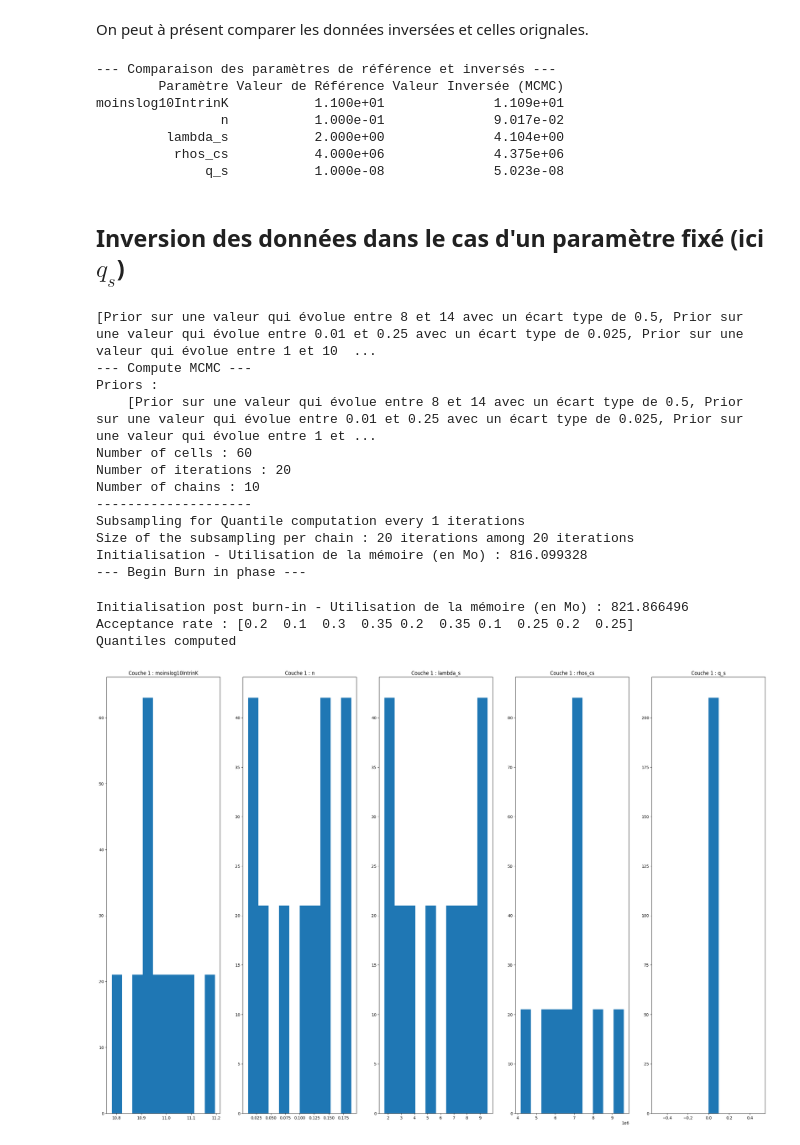
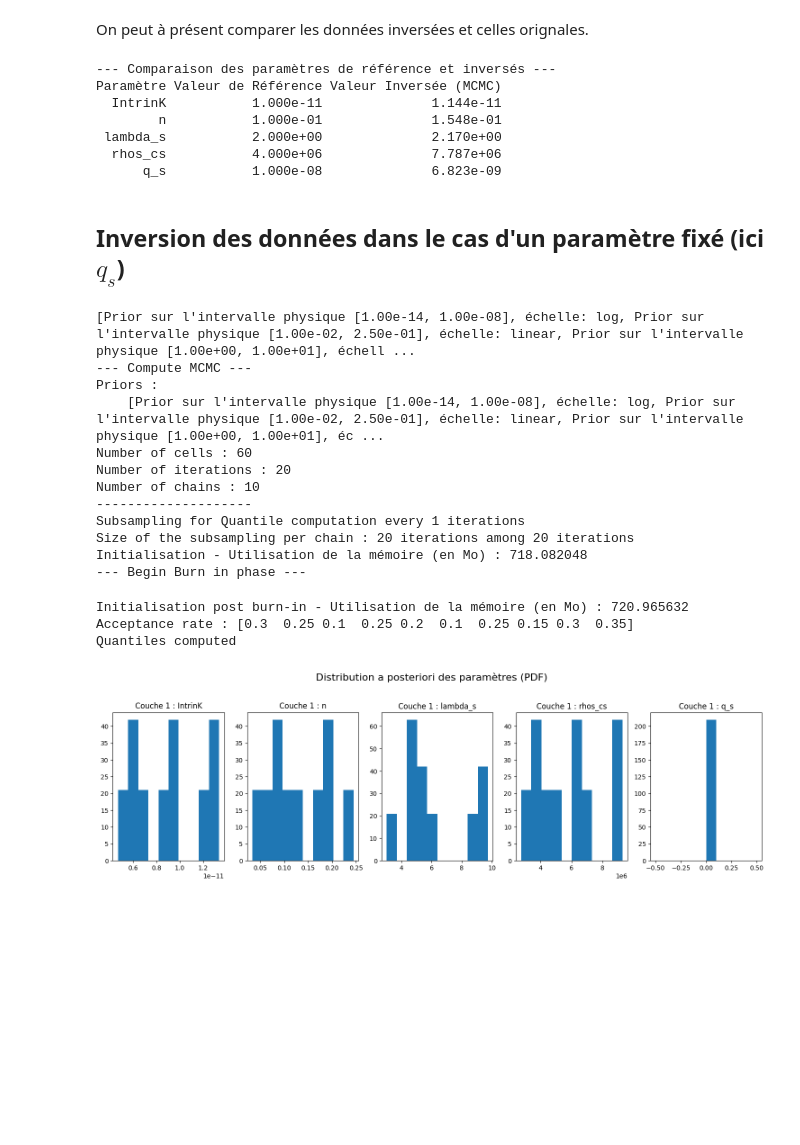
Before and after one commit to flipoyo/MOLONARI1D, a Jupyter notebook: pyheatmy/demoInversion.ipynb, the cells around one changed output. Saved outputs shown, nothing was run; the diff lists cells and outputs as text; code cells hidden in the pictures; blank space fills up the shorter version.

```diff
--- a/pyheatmy/demoInversion.ipynb
+++ b/pyheatmy/demoInversion.ipynb
@@ -187,17 +187,17 @@ On va maintenant inverser les données générées pour obtenir les différentes
 NBITERMCMC = 20
 
 priors = {
-    "Prior_moinslog10IntrinK": ((8, 14), .5), # (intervalle, sigma)
-    "Prior_n": ((.01, .25), .025),
-    "Prior_lambda_s": ((1, 10), 1.0),
+    "Prior_IntrinK": ((1e-14, 1e-8), 5e-10), # (intervalle, sigma)
+    "Prior_n": ((.01, .25), .0125),
+    "Prior_lambda_s": ((1, 10), .5),
     "Prior_rhos_cs": ((1e6,1e7), 5e5),
-    "Prior_q_s": ((1e-10,1e-6), 1e-7),
+    "Prior_q_s": ((-1e-6,1e-6), 1e-12),
 }
 
 Layer_homogenous = {
     "name": "Couche en sable",
     "zLow": Zbottom,
-    "moinslog10IntrinK":11,
+    "IntrinK":1e-11,
     "n": 0.1,
     "lambda_s": 2,
     "rhos_cs": 4e6,
@@ -210,7 +210,7 @@ Layer_homogenous = Layer.from_dict(Layer_homogenous)
 reference_params_dict = {
     "name": "Couche en sable",
     "zLow": Zbottom,
-    "moinslog10IntrinK":11,
+    "IntrinK":1e-11,
     "n": 0.1,
     "lambda_s": 2,
     "rhos_cs": 4e6,
@@ -293,14 +269,14 @@ inverted_params = col.get_list_current_params()[0]
 data = {
     'Paramètre': PARAM_LIST,
     'Valeur de Référence': [
-        reference_params_dict['moinslog10IntrinK'],
+        reference_params_dict['IntrinK'],
         reference_params_dict['n'],
         reference_params_dict['lambda_s'],
         reference_params_dict['rhos_cs'],
         reference_params_dict['q_s']
     ],
     'Valeur Inversée (MCMC)': [
-        inverted_params.moinslog10IntrinK,
+        inverted_params.IntrinK,
         inverted_params.n,
         inverted_params.lambda_s,
         inverted_params.rhos_cs,
@@ -319,21 +295,21 @@ print("--- Comparaison des paramètres de référence et inversés ---")
 print(comparison_df.to_string(index=False))
 # %% [output]
 --- Comparaison des paramètres de référence et inversés ---
-        Paramètre Valeur de Référence Valeur Inversée (MCMC)
-moinslog10IntrinK           1.100e+01              1.109e+01
-                n           1.000e-01              9.017e-02
-         lambda_s           2.000e+00              4.104e+00
-          rhos_cs           4.000e+06              4.375e+06
-              q_s           1.000e-08              5.023e-08
+Paramètre Valeur de Référence Valeur Inversée (MCMC)
+  IntrinK           1.000e-11              1.144e-11
+        n           1.000e-01              1.548e-01
+ lambda_s           2.000e+00              2.170e+00
+  rhos_cs           4.000e+06              7.787e+06
+      q_s           1.000e-08              6.823e-09
 # %% [markdown]
 ## Inversion des données dans le cas d'un paramètre fixé (ici $q_s$)
 # %%
 NBITERMCMC = 20
 
 priors = {
-    "Prior_moinslog10IntrinK": ((8, 14), .5), # (intervalle, sigma)
-    "Prior_n": ((.01, .25), .025),
-    "Prior_lambda_s": ((1, 10), 1.0),
+    "Prior_IntrinK": ((1e-14, 1e-8), 1e-11), # (intervalle, sigma)
+    "Prior_n": ((.01, .25), .0125),
+    "Prior_lambda_s": ((1, 10), 0.5),
     "Prior_rhos_cs": ((1e6,1e7), 5e5),
     "Prior_q_s": (1e-8, 0),
 }
@@ -341,7 +317,7 @@ priors = {
 Layer_homogenous = {
     "name": "Couche en sable",
     "zLow": Zbottom,
-    "moinslog10IntrinK":11,
+    "IntrinK":1e-11,
     "n": 0.1,
     "lambda_s": 2,
     "rhos_cs": 4e6,
@@ -354,7 +330,7 @@ Layer_homogenous = Layer.from_dict(Layer_homogenous)
 reference_params_dict = {
     "name": "Couche en sable",
     "zLow": Zbottom,
-    "moinslog10IntrinK":11,
+    "IntrinK":1e-11,
     "n": 0.1,
     "lambda_s": 2,
     "rhos_cs": 4e6,
@@ -362,36 +338,36 @@ reference_params_dict = {
 }
 
 layer_for_simulation = Layer.from_dict(reference_params_dict)
 
 col.set_layers(Layer_homogenous)
 Layer_homogenous.set_priors_from_dict(priors)
 print(Layer_homogenous.Prior_list)
 
 
 col.all_layers
 
 col.compute_mcmc(
     nb_iter = NBITERMCMC,
     verbose=True
 )
 
 bestLayers = col.get_best_layers()
 
 col.plot_all_param_pdf()
 # %% [output]
-[Prior sur une valeur qui évolue entre 8 et 14 avec un écart type de 0.5, Prior sur une valeur qui évolue entre 0.01 et 0.25 avec un écart type de 0.025, Prior sur une valeur qui évolue entre 1 et 10  ...
+[Prior sur l'intervalle physique [1.00e-14, 1.00e-08], échelle: log, Prior sur l'intervalle physique [1.00e-02, 2.50e-01], échelle: linear, Prior sur l'intervalle physique [1.00e+00, 1.00e+01], échell ...
 --- Compute MCMC ---
 Priors :
-    [Prior sur une valeur qui évolue entre 8 et 14 avec un écart type de 0.5, Prior sur une valeur qui évolue entre 0.01 et 0.25 avec un écart type de 0.025, Prior sur une valeur qui évolue entre 1 et ...
+    [Prior sur l'intervalle physique [1.00e-14, 1.00e-08], échelle: log, Prior sur l'intervalle physique [1.00e-02, 2.50e-01], échelle: linear, Prior sur l'intervalle physique [1.00e+00, 1.00e+01], éc ...
 Number of cells : 60
 Number of iterations : 20
 Number of chains : 10
 --------------------
 Subsampling for Quantile computation every 1 iterations
 Size of the subsampling per chain : 20 iterations among 20 iterations
-Initialisation - Utilisation de la mémoire (en Mo) : 816.099328
+Initialisation - Utilisation de la mémoire (en Mo) : 718.082048
 --- Begin Burn in phase ---
-Initialisation post burn-in - Utilisation de la mémoire (en Mo) : 821.866496
-Acceptance rate : [0.2  0.1  0.3  0.35 0.2  0.35 0.1  0.25 0.2  0.25]
+Initialisation post burn-in - Utilisation de la mémoire (en Mo) : 720.965632
+Acceptance rate : [0.3  0.25 0.1  0.25 0.2  0.1  0.25 0.15 0.3  0.35]
 Quantiles computed
-[figure, old version]
+[figure, new version]
```
Also changed, not shown: parts of 6 cells of this notebook, 5 other files.
